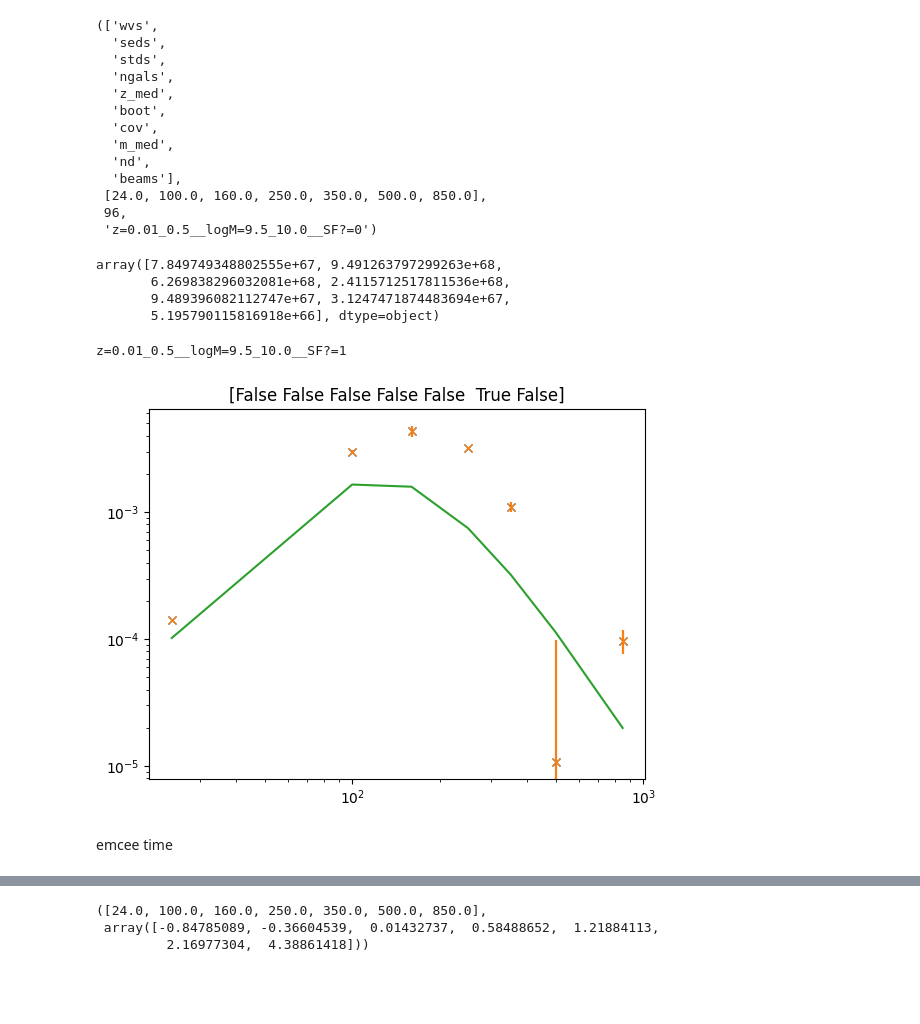
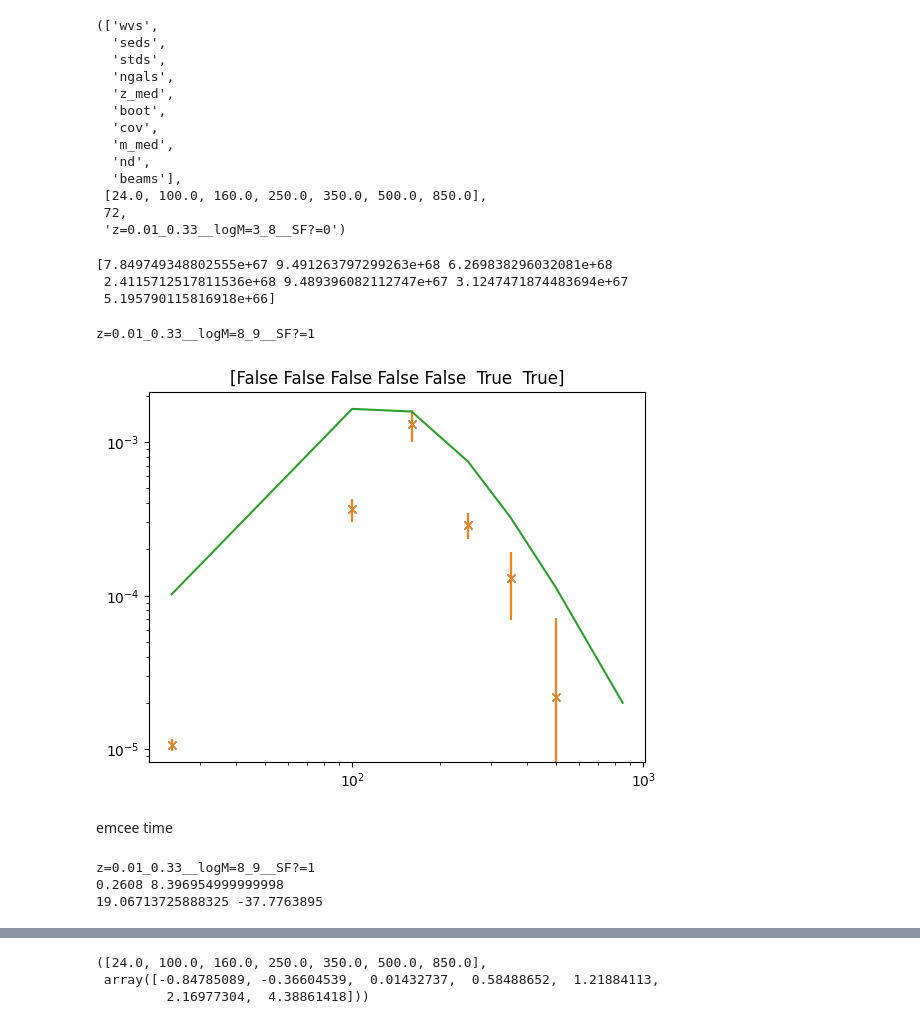
Before and after one commit to shubhagrawal30/LIM_archival, a Jupyter notebook: notebooks/residuals.ipynb, the cells around one changed output, grey strips where cells are left out. Drawn from its saved outputs; the diff is of its cells as text; code cells hidden in the pictures; blank space fills up the shorter version.

```diff
--- a/notebooks/residuals.ipynb
+++ b/notebooks/residuals.ipynb
@@ -6,8 +6,12 @@ import numpy as np
 from matplotlib import pyplot as plt
 import emcee, tqdm
 from scipy.special import erf
+import corner
+
+FIT_MORE = True
+filename = "simstack2.pkl"
 # %%
-with open("simstack.pkl", "rb") as f:
+with open(filename, "rb") as f:
     results = pickle.load(f)
 rkeys = list(results.keys())
 bkeys = list(results['seds'].keys())
@@ -24,8 +28,8 @@ rkeys, results['wvs'], len(bkeys), bkeys[0]
   'nd',
   'beams'],
  [24.0, 100.0, 160.0, 250.0, 350.0, 500.0, 850.0],
- 96,
- 'z=0.01_0.5__logM=9.5_10.0__SF?=0')
+ 72,
+ 'z=0.01_0.33__logM=3_8__SF?=0')
 # %%
 if "nd" not in rkeys:
     results['nd'] = {}
@@ -34,14 +38,14 @@ if "nd" not in rkeys:
         yerr_diag = np.diag(results['cov'][bkey])
         results['nd'][bkey] = (y - np.sqrt(yerr_diag)) < 0
         # wavs for which the data is below the 1-sigma error
-    with open("simstack.pkl", "wb") as f:
+    with open(filename, "wb") as f:
         pickle.dump(results, f)
 
 if "beams" not in rkeys:
     results['beams'] = np.array([1.55, 2.03, 4.66, 9.94, 17.65, 37.30, 5.68]) * 1e-9
     # values from the Viero+22 paper 2203.14312, Viero+13 paper 1304.0446, and
     # SCUBA beam from https://academic.oup.com/mnras/article/465/2/1789/2454739
-    with open("simstack.pkl", "wb") as f:
+    with open(filename, "wb") as f:
         pickle.dump(results, f)
 # %%
 def black(nu_in, T):
@@ -59,8 +63,13 @@ def black(nu_in, T):
 
     return ret
 
-def graybody_fn(theta, x, alphain=2.0, betain=1.8):
-    A, T = theta
+def graybody_fn(theta, x): #=2.0, =1.8):
+    if FIT_MORE:
+        A, T, alphain, betain = theta
+    else:
+        A, T = theta
+        alphain = 2.0
+        betain = 1.8
 
     c_light = 299792458.0  # m/s
 
@@ -81,26 +90,34 @@ def graybody_fn(theta, x, alphain=2.0, betain=1.8):
 
     return graybody
 
-graybody_fn((35, 30), results['wvs'])[0]
+if FIT_MORE:
+    print(graybody_fn((35, 30, 2.0, 1.8), results['wvs'])[0])
+else:
+    print(graybody_fn((35, 30), results['wvs'])[0])
 # %% [output]
-array([7.849749348802555e+67, 9.491263797299263e+68,
-       6.269838296032081e+68, 2.4115712517811536e+68,
-       9.489396082112747e+67, 3.1247471874483694e+67,
-       5.195790115816918e+66], dtype=object)
+[7.849749348802555e+67 9.491263797299263e+68 6.269838296032081e+68
+ 2.4115712517811536e+68 9.489396082112747e+67 3.1247471874483694e+67
+ 5.195790115816918e+66]
 # %%
-key_to_plot = bkeys[1]
+index = 3
+key_to_plot = bkeys[index]
 print(key_to_plot)
 plt.figure()
 plt.title(results['nd'][key_to_plot])
 plt.errorbar(results['wvs'], results['seds'][key_to_plot], yerr=results['stds'][key_to_plot], fmt='x')
 plt.errorbar(results['wvs'], results['seds'][key_to_plot], yerr=np.sqrt(np.diag(results['cov'][key_to_plot])), fmt='x')
-plt.plot(results['wvs'], graybody_fn((-36.3, 24.6), results['wvs'])[0])
+
+if FIT_MORE:
+    plt.plot(results['wvs'], graybody_fn((-36.3, 24.6, 2.0, 1.8), results['wvs'])[0])
+else:
+    plt.plot(results['wvs'], graybody_fn((-36.3, 24.6), results['wvs'])[0])
+
 plt.loglog()
 plt.show()
 plt.close()
 # %% [output]
-z=0.01_0.5__logM=9.5_10.0__SF?=1
+z=0.01_0.33__logM=8_9__SF?=1
-[figure, old version]
+[figure, new version]
 # %% [markdown]
 emcee time
 # %%
@@ -148,15 +183,34 @@ def log_probability(theta, x, y, yerr, nd, theta0=None):
         return -np.inf
     return lp + log_likelihood(theta, x, y, yerr, nd)
 # %%
-key_to_fit = bkeys[1]
+key_to_fit = bkeys[index]
+print(key_to_fit)
 
 x = np.array(results['wvs'])
 y = np.array(results['seds'][key_to_fit])
 yerr = np.array(results['cov'][key_to_fit])
 nd = np.array(results['nd'][key_to_fit])
 
-theta0 = (-36.3, 24.6)
+z_median = results['z_med'][key_to_fit]
+m_median = results['m_med'][key_to_fit]
+print(z_median, m_median)
+
+Tmodel = (22.5 + 5.8 * z_median + 0.4 * z_median ** 2) / (1 + z_median)
+Amodel = -47 - z_median*0.05 + 11 * (m_median / 10)
+print(Tmodel, Amodel)
+Amodel = -36
+
+if FIT_MORE:
+    # theta0 = (-36.3, 24.6, 2.0, 1.8)
+    theta0 = (Amodel, Tmodel, 2.0, 1.8)
+else:
+    # theta0 = (-36.3, 24.6)
+    theta0 = (Amodel, Tmodel)
 ndim, nwalkers = len(theta0), 32
-initial = theta0 + 1e-4 * np.random.randn(nwalkers, ndim)
+initial = theta0 + 1e-1 * np.random.randn(nwalkers, ndim)
 
 sampler = emcee.EnsembleSampler(nwalkers, ndim, log_probability, args=(x, y, yerr, nd))
+# %% [output]
+z=0.01_0.33__logM=8_9__SF?=1
+0.2608 8.396954999999998
+19.06713725888325 -37.7763895
```
Also changed, not shown: parts of 20 cells of this notebook, 11 other files.
